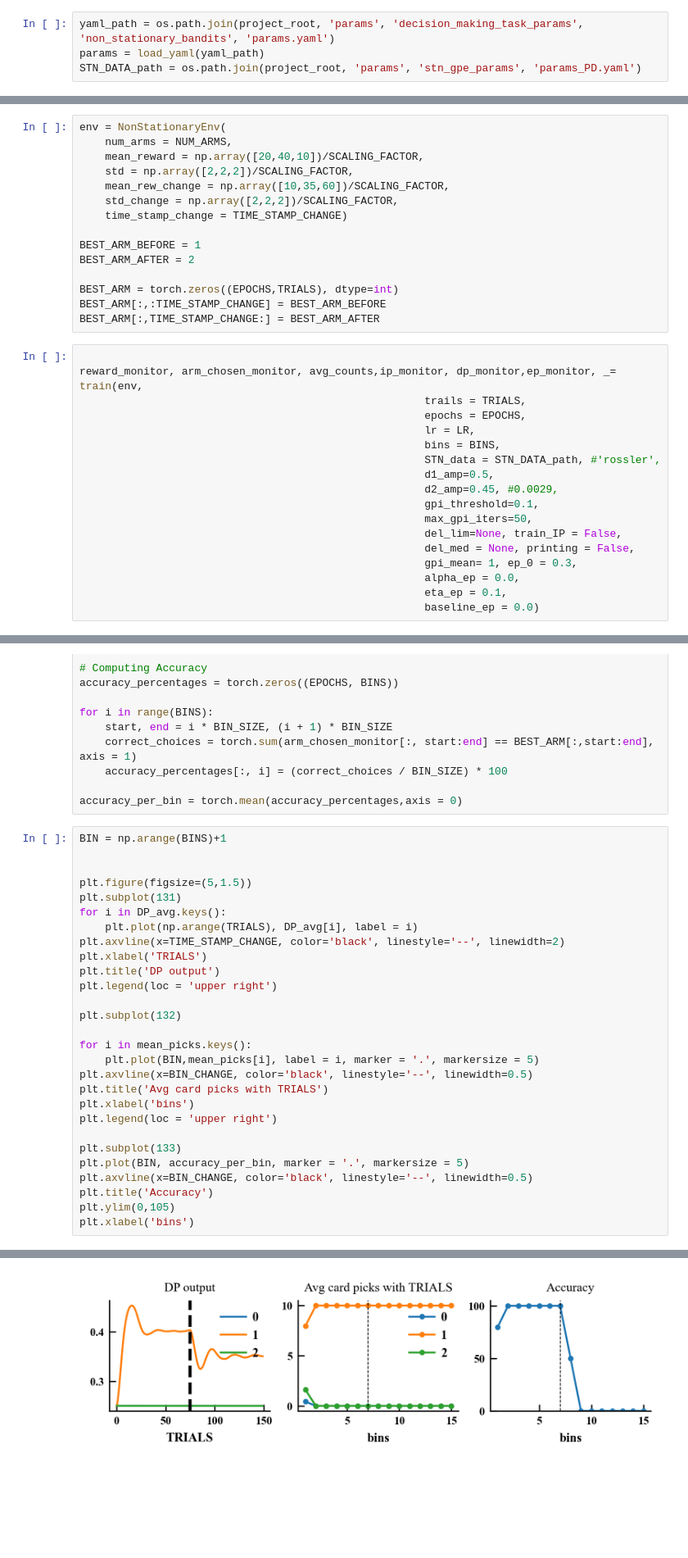
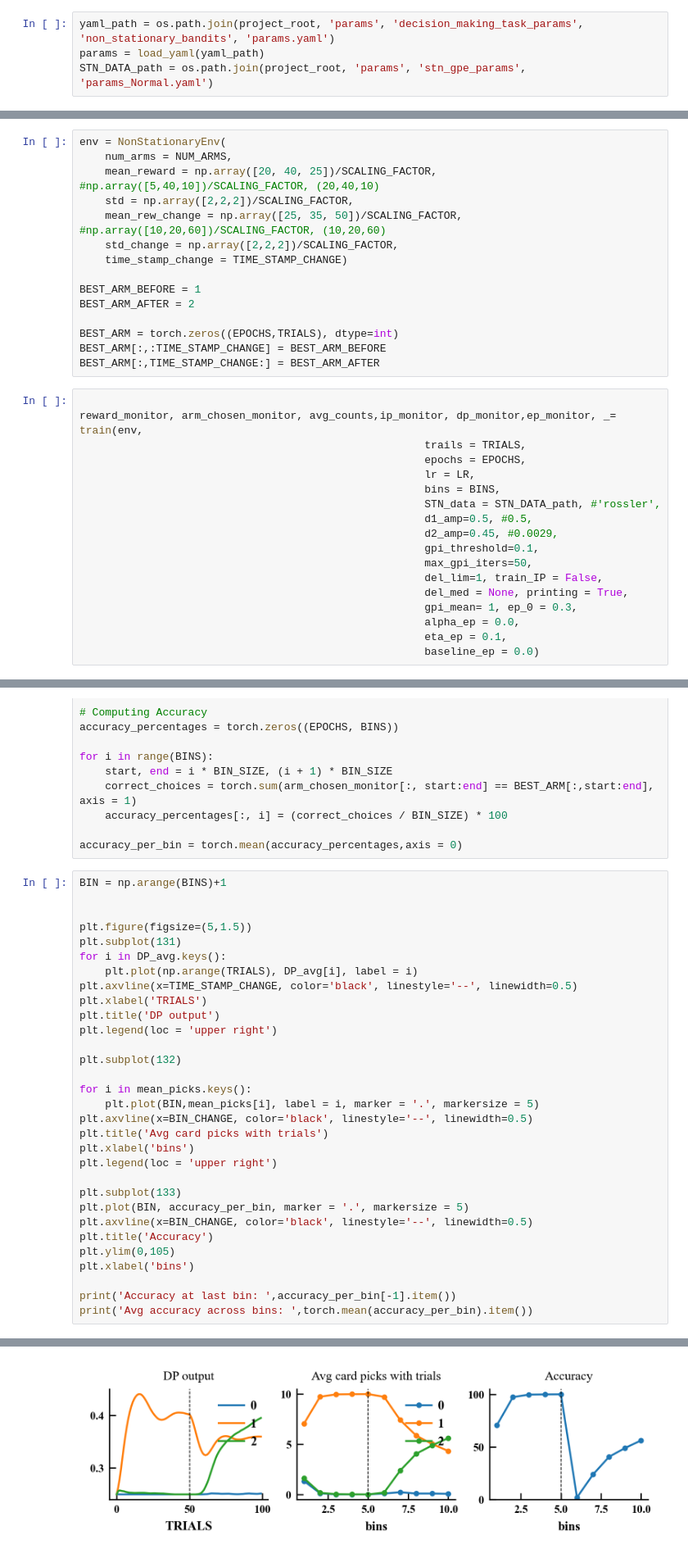
Before and after one commit to CharithaPalika/RotationalDeepBrainStimulation, a Jupyter notebook: simulations/decision_making_tasks/non_stationary_bandits/run_non_stationary_bandits_stn_gpe.ipynb, the cells around one changed output, grey strips where cells are left out. Shown at 82% size. Cells and saved outputs as stored; diff of their text form; blank space fills up the shorter version.

```diff
--- a/simulations/decision_making_tasks/non_stationary_bandits/run_non_stationary_bandits_stn_gpe.ipynb
+++ b/simulations/decision_making_tasks/non_stationary_bandits/run_non_stationary_bandits_stn_gpe.ipynb
@@ -67,7 +67,7 @@ Project root added to sys.path: /Users/charithapalika/Desktop/Lab projects/Decis
 # %%
 yaml_path = os.path.join(project_root, 'params', 'decision_making_task_params', 'non_stationary_bandits', 'params.yaml')
 params = load_yaml(yaml_path)
-STN_DATA_path = os.path.join(project_root, 'params', 'stn_gpe_params', 'params_PD.yaml')
+STN_DATA_path = os.path.join(project_root, 'params', 'stn_gpe_params', 'params_Normal.yaml')
 # %%
 TRIALS = params['TRIALS']
 EPOCHS = params['EPOCHS']
@@ -81,9 +81,9 @@ BIN_CHANGE = TIME_STAMP_CHANGE // BIN_SIZE
 # %%
 env = NonStationaryEnv(
     num_arms = NUM_ARMS,
-    mean_reward = np.array([20,40,10])/SCALING_FACTOR,
+    mean_reward = np.array([20, 40, 25])/SCALING_FACTOR, #np.array([5,40,10])/SCALING_FACTOR, (20,40,10)
     std = np.array([2,2,2])/SCALING_FACTOR,
-    mean_rew_change = np.array([10,35,60])/SCALING_FACTOR,
+    mean_rew_change = np.array([25, 35, 50])/SCALING_FACTOR, #np.array([10,20,60])/SCALING_FACTOR, (10,20,60)
     std_change = np.array([2,2,2])/SCALING_FACTOR,
     time_stamp_change = TIME_STAMP_CHANGE)
 
@@ -101,12 +101,12 @@ reward_monitor, arm_chosen_monitor, avg_counts,ip_monitor, dp_monitor,ep_monitor
                                                       lr = LR,
                                                       bins = BINS,
                                                       STN_data = STN_DATA_path, #'rossler',
-                                                      d1_amp=0.5,
+                                                      d1_amp=0.5, #0.5,
                                                       d2_amp=0.45, #0.0029,
                                                       gpi_threshold=0.1,
                                                       max_gpi_iters=50,
-                                                      del_lim=None, train_IP = False,
-                                                      del_med = None, printing = False,
+                                                      del_lim=1, train_IP = False,
+                                                      del_med = None, printing = True,
                                                       gpi_mean= 1, ep_0 = 0.3,
                                                       alpha_ep = 0.0,
                                                       eta_ep = 0.1,
@@ -141,7 +157,7 @@ plt.figure(figsize=(5,1.5))
 plt.subplot(131)
 for i in DP_avg.keys():
     plt.plot(np.arange(TRIALS), DP_avg[i], label = i)
-plt.axvline(x=TIME_STAMP_CHANGE, color='black', linestyle='--', linewidth=2)
+plt.axvline(x=TIME_STAMP_CHANGE, color='black', linestyle='--', linewidth=0.5)
 plt.xlabel('TRIALS')
 plt.title('DP output')
 plt.legend(loc = 'upper right')
@@ -151,7 +167,7 @@ plt.subplot(132)
 for i in mean_picks.keys():
     plt.plot(BIN,mean_picks[i], label = i, marker = '.', markersize = 5)
 plt.axvline(x=BIN_CHANGE, color='black', linestyle='--', linewidth=0.5)
-plt.title('Avg card picks with TRIALS')
+plt.title('Avg card picks with trials')
 plt.xlabel('bins')
 plt.legend(loc = 'upper right')
 
@@ -161,4 +177,7 @@ plt.axvline(x=BIN_CHANGE, color='black', linestyle='--', linewidth=0.5)
 plt.title('Accuracy')
 plt.ylim(0,105)
 plt.xlabel('bins')
+
+print('Accuracy at last bin: ',accuracy_per_bin[-1].item())
+print('Avg accuracy across bins: ',torch.mean(accuracy_per_bin).item())
 # %% [output]
@@ -166 +186 @@ Text(0.5, 0, 'bins')
-[figure, old version]
+[figure, new version]
```
Also changed, not shown: parts of 5 cells of this notebook, 11 other files.
